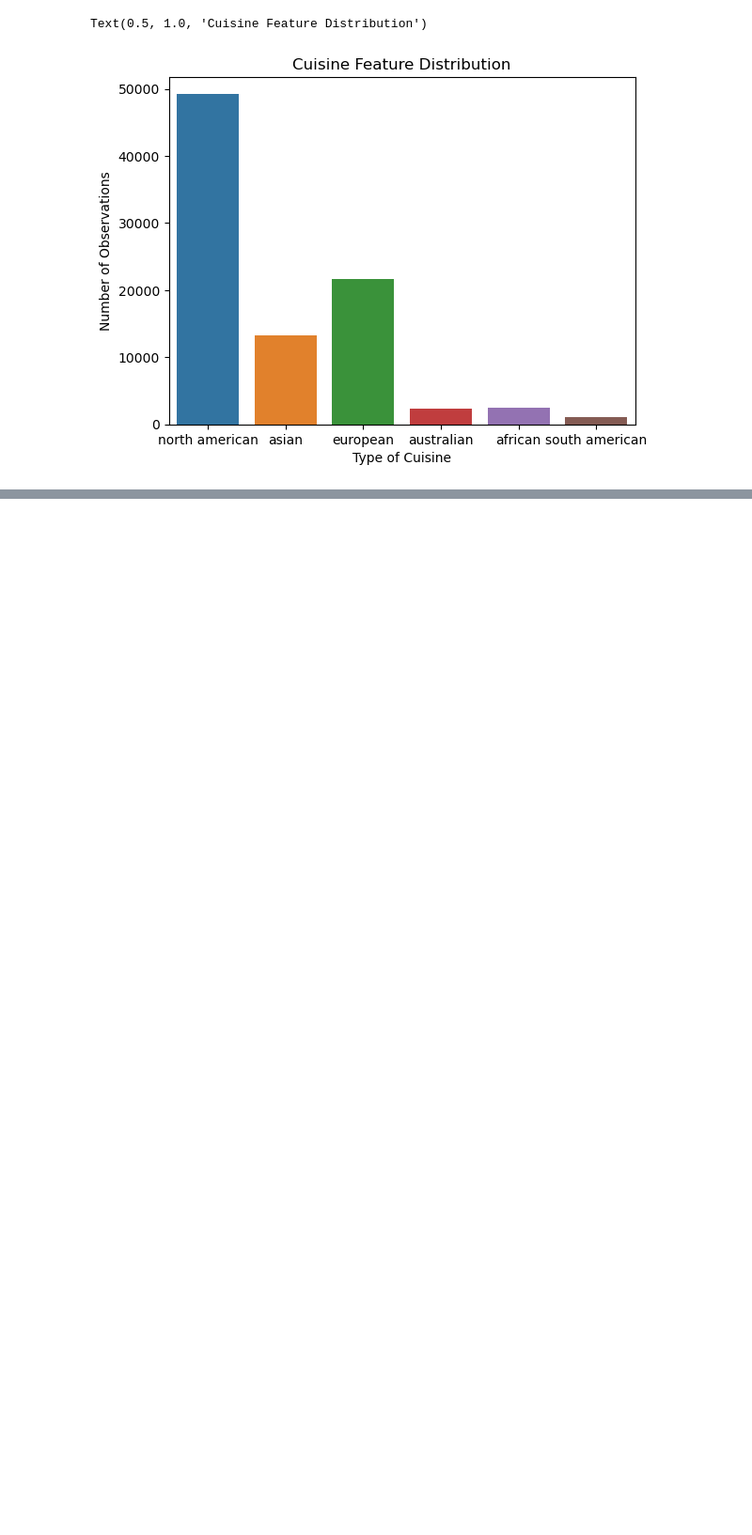
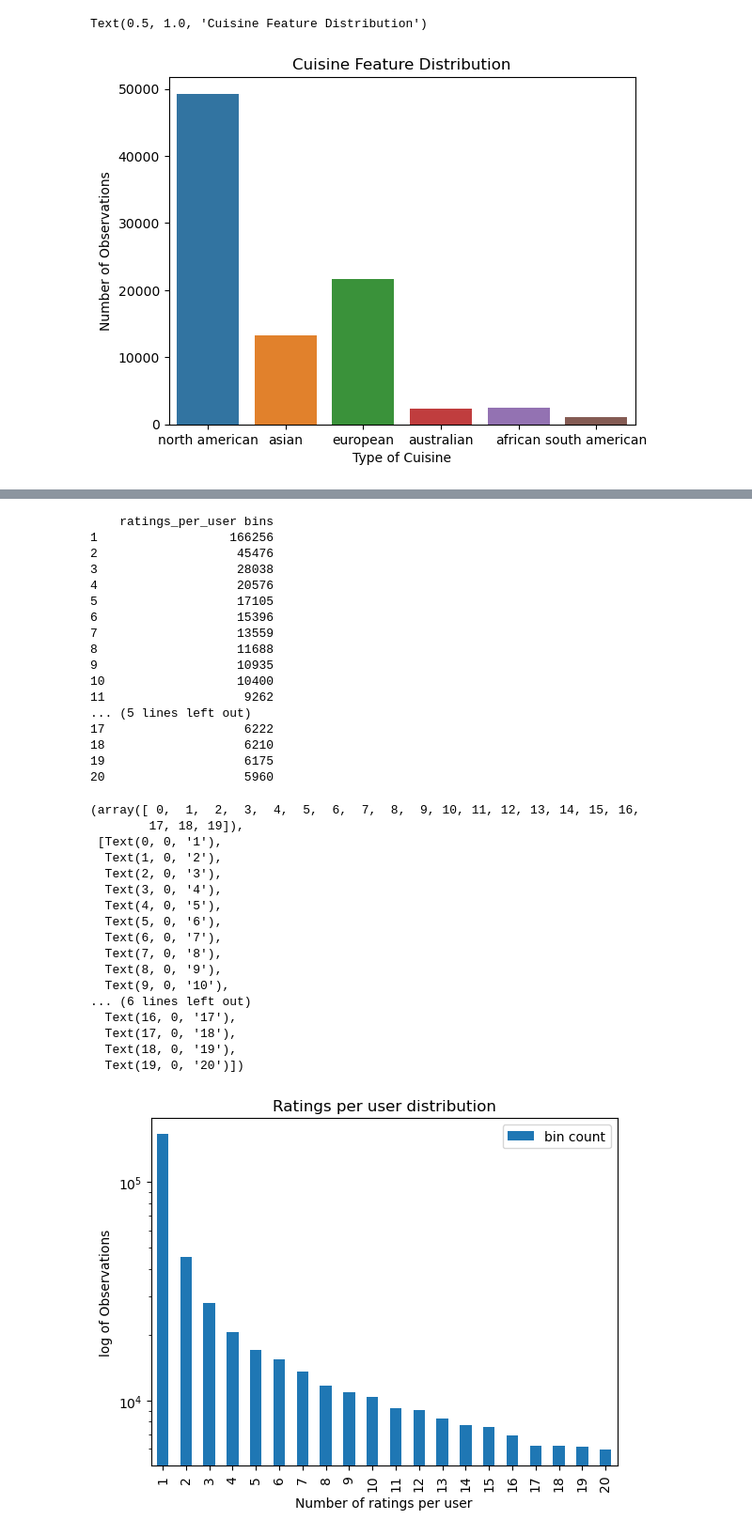
Before and after one commit to MDesai31/Recipe_Recommender, a Jupyter notebook: notebooks/RR_Capstone_Data_Wrangling_and_EDA.ipynb, the cells around one changed output, grey strips where cells are left out. Shown: that part at 94% size. Saved outputs shown, nothing was run; the diff lists cells and outputs as text; code cells hidden in the pictures; blank space fills up the shorter version.

```diff
--- a/notebooks/RR_Capstone_Data_Wrangling_and_EDA.ipynb
+++ b/notebooks/RR_Capstone_Data_Wrangling_and_EDA.ipynb
@@ -382,0 +449,52 @@ Text(0.5, 1.0, 'Cuisine Feature Distribution')
+# %%
+bin_range = ['1','2', '3','4','5','6','7','8','9', '10', '11','12','13','14','15','16','17','18','19','20']
+bins = pd.cut(ratings_per_user, [0,1,2,3,4,5,6,7,8,9,10,11,12,13,14,15,16,17,18,19,20],right=True, labels=bin_range)
+
+plot_df = pd.DataFrame({'ratings_per_user bins': bins.value_counts(sort=False)}, index=bin_range)
+print(plot_df)
+
+#plot a bart chart of the binned data
+plot_df.plot.bar(rot=0)
+ax = plt.gca()
+plt.yscale('log')
+plt.legend(['bin count'])
+plt.xlabel('Number of ratings per user')
+plt.ylabel('log of Observations')
+plt.title('Ratings per user distribution')
+plt.xticks(rotation=90)
+# %% [output]
+    ratings_per_user bins
+1                  166256
+2                   45476
+3                   28038
+4                   20576
+5                   17105
+6                   15396
+7                   13559
+8                   11688
+9                   10935
+10                  10400
+11                   9262
+... (5 lines left out)
+17                   6222
+18                   6210
+19                   6175
+20                   5960
+(array([ 0,  1,  2,  3,  4,  5,  6,  7,  8,  9, 10, 11, 12, 13, 14, 15, 16,
+        17, 18, 19]),
+ [Text(0, 0, '1'),
+  Text(1, 0, '2'),
+  Text(2, 0, '3'),
+  Text(3, 0, '4'),
+  Text(4, 0, '5'),
+  Text(5, 0, '6'),
+  Text(6, 0, '7'),
+  Text(7, 0, '8'),
+  Text(8, 0, '9'),
+  Text(9, 0, '10'),
+... (6 lines left out)
+  Text(16, 0, '17'),
+  Text(17, 0, '18'),
+  Text(18, 0, '19'),
+  Text(19, 0, '20')])
+[figure, added]
```
Also changed, not shown: parts of 11 cells of this notebook, 3 other files.
